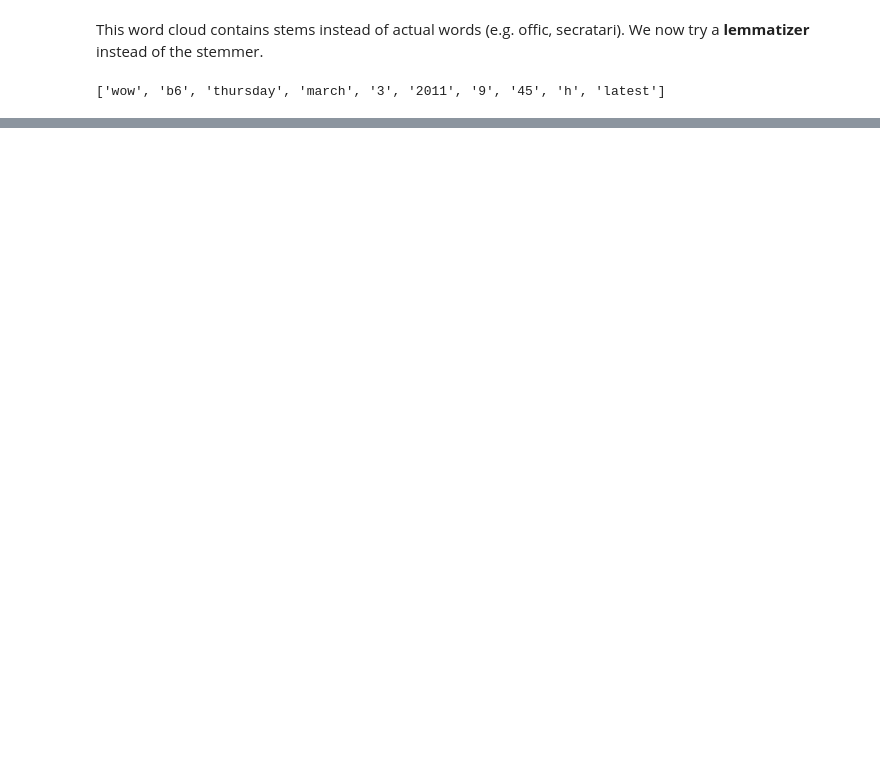
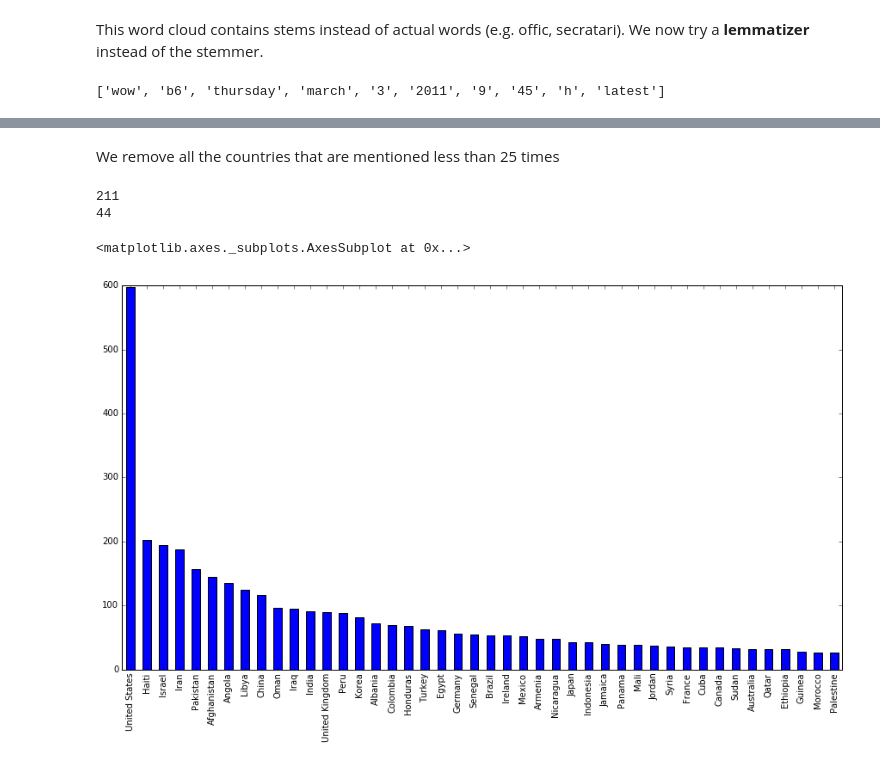
Before and after one commit to cipri-tom/Homework, a Jupyter notebook: 05 - Taming Text/taming text.ipynb, the cells around one changed output, grey strips where cells are left out. Drawn from its saved outputs; the diff is of its cells as text; code cells hidden in the pictures; blank space fills up the shorter version.

Commit message:
match email content with countries

```diff
--- a/05 - Taming Text/taming text.ipynb
+++ b/05 - Taming Text/taming text.ipynb
@@ -141,0 +185,18 @@ We conclude that the last wordcloud is the most interesting one because the text
+# %%
+def lookup_countries(content):
+    c = []
+    # transform content into tokens
+    tok = tokenizer.tokenize(content)
+    stop = stopwords.words('english') + ['re', 'fw', 'pm', 'am', 'com', 'fm', 'om', 'mr', 'ms', 'st', 'ben', 'cc', 'tv', 'guy'] + list(string.punctuation)
+    tok = [word for word in tok if word.lower() not in stop]
+    tok = [x.upper() for x in tok if x not in ['us']]
+    for i in range(0,len(tok)):
+        tok[i] = ''.join(ch for ch in tok[i]if ch not in '.')
+
+    # check if tokens correspond to countries
+    for country in countries:
+        if country.name.lower() in content.lower():
+            c.append(country.name)
+        if country.alpha_2 in tok or country.alpha_3 in tok:
+            c.append(country.name)
+    return list(set(c))
@@ -141,0 +207,3 @@ We conclude that the last wordcloud is the most interesting one because the text
+# %%
+mails['countries'] = mails['content'].apply(lookup_countries)
+mails.head(10)
@@ -141,0 +228,5 @@ We conclude that the last wordcloud is the most interesting one because the text
+# %%
+all_countries = []
+for c in mails['countries']:
+    all_countries = all_countries + c
+all_countries[:10]
@@ -141,0 +244,16 @@ We conclude that the last wordcloud is the most interesting one because the text
+# %% [markdown]
+We remove all the countries that are mentioned less than 25 times
+# %%
+country_counts = pd.Series(all_countries).value_counts()
+print(country_counts.size)
+country_counts = country_counts[country_counts > 25]
+print(country_counts.size)
+# %% [output]
+211
+44
+# %%
+plt.figure(figsize=(15,8))
+country_counts.plot(kind='bar')
+# %% [output]
+<matplotlib.axes._subplots.AxesSubplot at 0x...>
+[figure, added]
```
Also changed, not shown: parts of 27 cells of this notebook.
